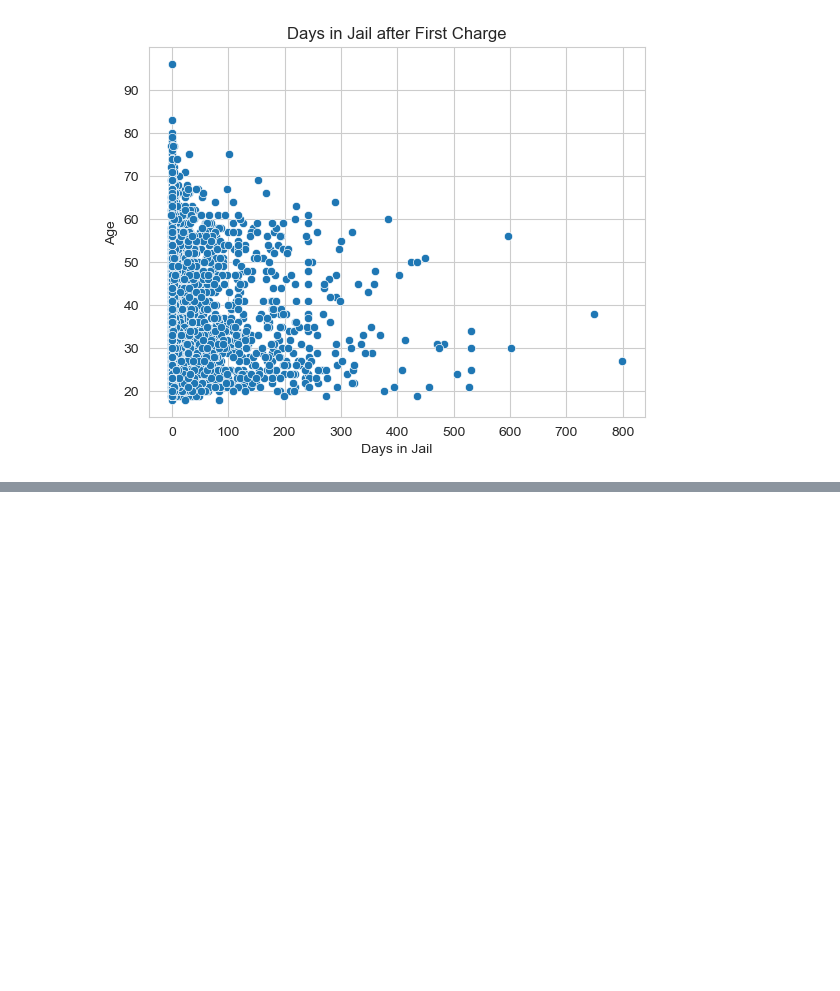
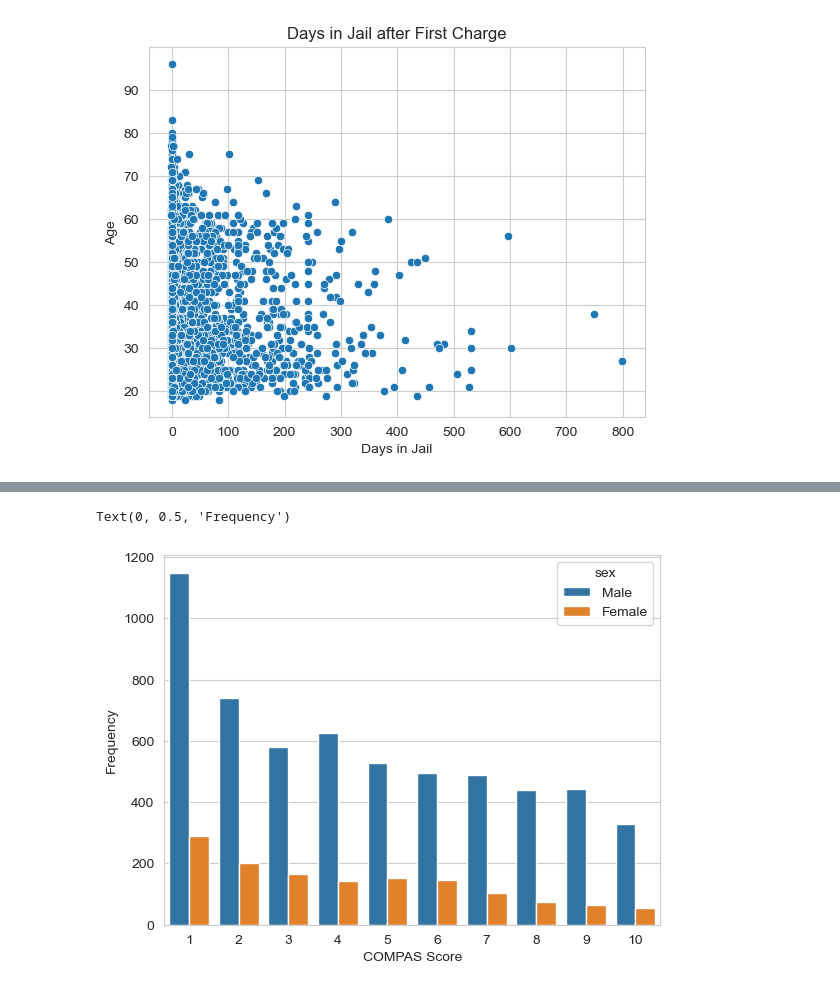
Before and after one commit to ameenfh/DataScience1, a Jupyter notebook: CodeTemplates/SeabornFundamentals.ipynb, the cells around one changed output, grey strips where cells are left out. Drawn from its saved outputs; the diff is of its cells as text; code cells hidden in the pictures; blank space fills up the shorter version.

```diff
--- a/CodeTemplates/SeabornFundamentals.ipynb
+++ b/CodeTemplates/SeabornFundamentals.ipynb
@@ -116,0 +138,8 @@ Text(0.5, 1.0, 'Race versus Count')
+# %%
+#Challenge 10
+sns.countplot(x = df['decile_score'], hue = df["sex"])
+plt.xlabel("COMPAS Score")
+plt.ylabel("Frequency")
+# %% [output]
+Text(0, 0.5, 'Frequency')
+[figure, added]
```
Also changed, not shown: parts of 9 cells of this notebook.
